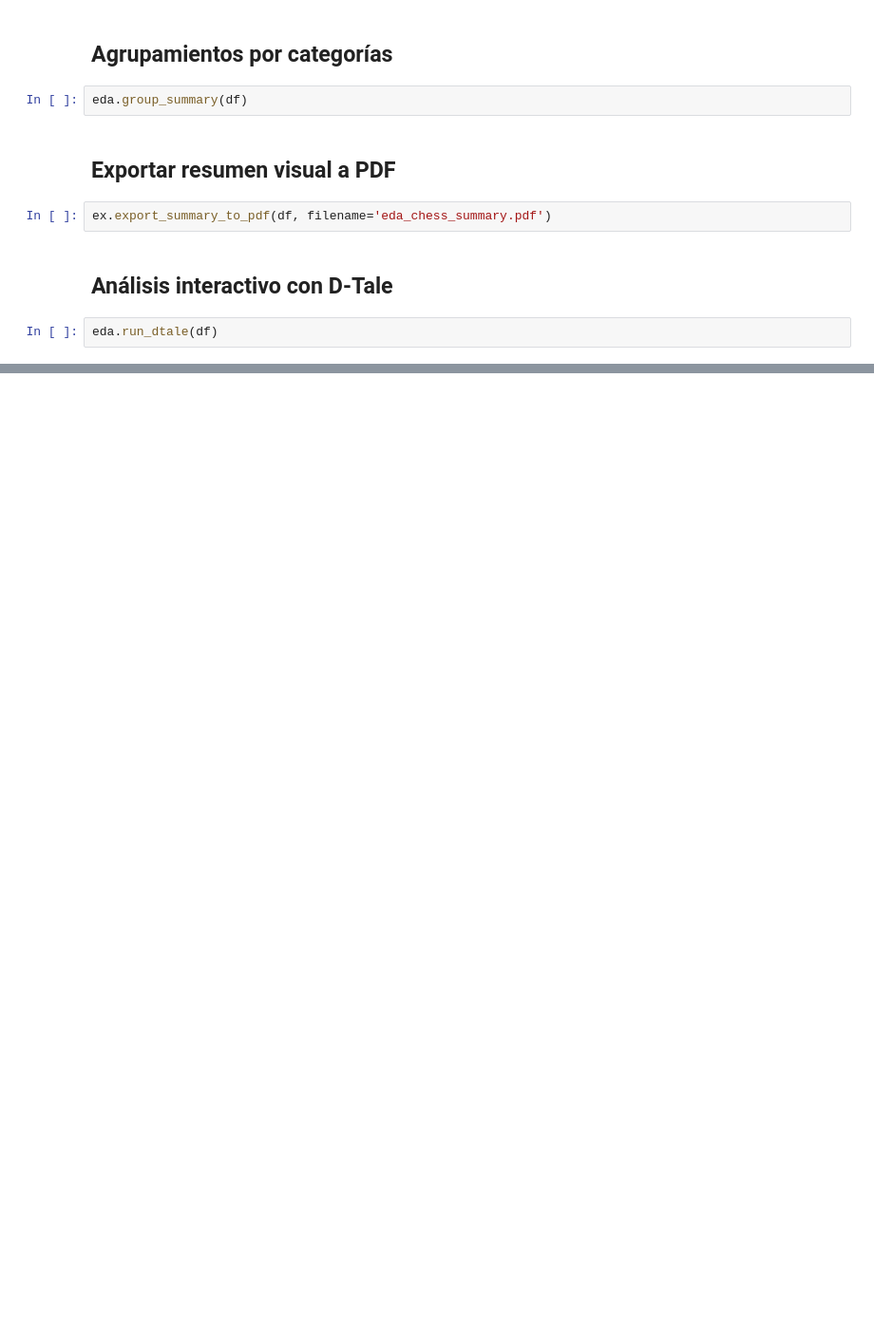
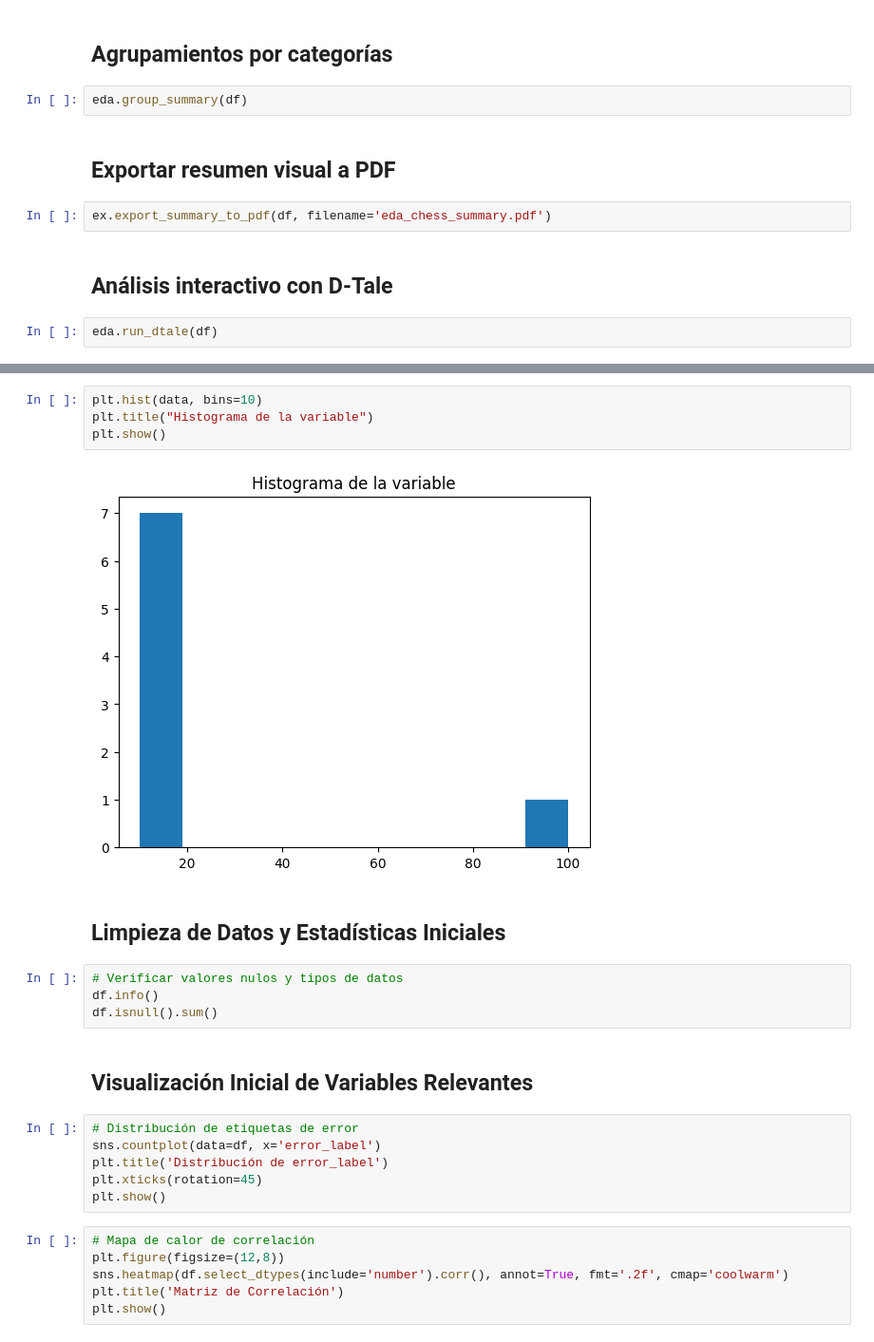
Before and after one commit to cmessoftware/chess_trainer, a Jupyter notebook: notebooks/eda_analysis.ipynb, the cells around one changed output, grey strips where cells are left out. Shown at 95% size. Drawn from its saved outputs; the diff is of its cells as text; blank space fills up the shorter version.

```diff
--- a/notebooks/eda_analysis.ipynb
+++ b/notebooks/eda_analysis.ipynb
@@ -83,0 +124,26 @@ eda.run_dtale(df)
+# %%
+plt.hist(data, bins=10)
+plt.title("Histograma de la variable")
+plt.show()
+# %% [output]
+[figure, added]
+# %% [markdown]
+## Limpieza de Datos y Estadísticas Iniciales
+# %%
+# Verificar valores nulos y tipos de datos
+df.info()
+df.isnull().sum()
+# %% [markdown]
+## Visualización Inicial de Variables Relevantes
+# %%
+# Distribución de etiquetas de error
+sns.countplot(data=df, x='error_label')
+plt.title('Distribución de error_label')
+plt.xticks(rotation=45)
+plt.show()
+# %%
+# Mapa de calor de correlación
+plt.figure(figsize=(12,8))
+sns.heatmap(df.select_dtypes(include='number').corr(), annot=True, fmt='.2f', cmap='coolwarm')
+plt.title('Matriz de Correlación')
+plt.show()
```
Also changed, not shown: parts of 112 cells of this notebook, 29 other files.
